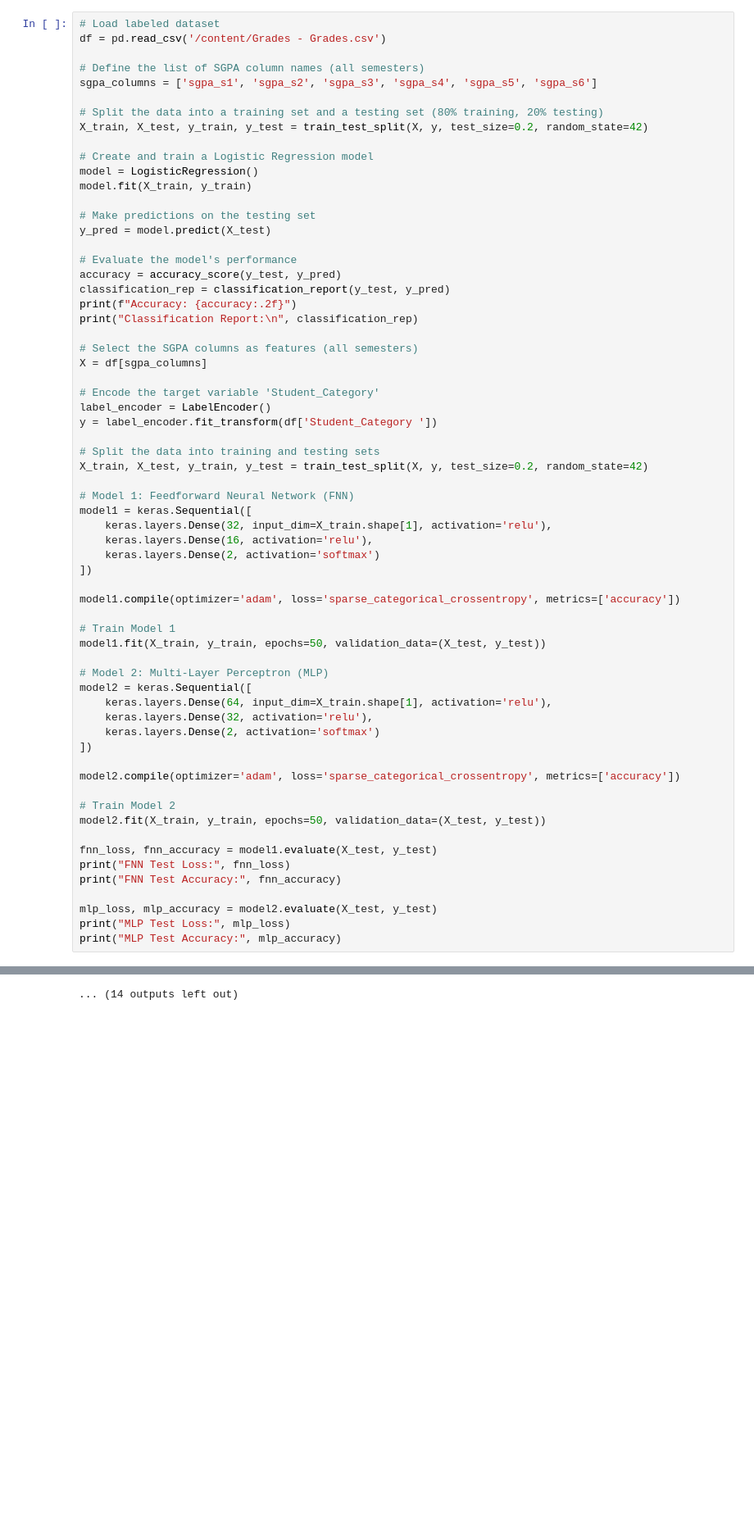
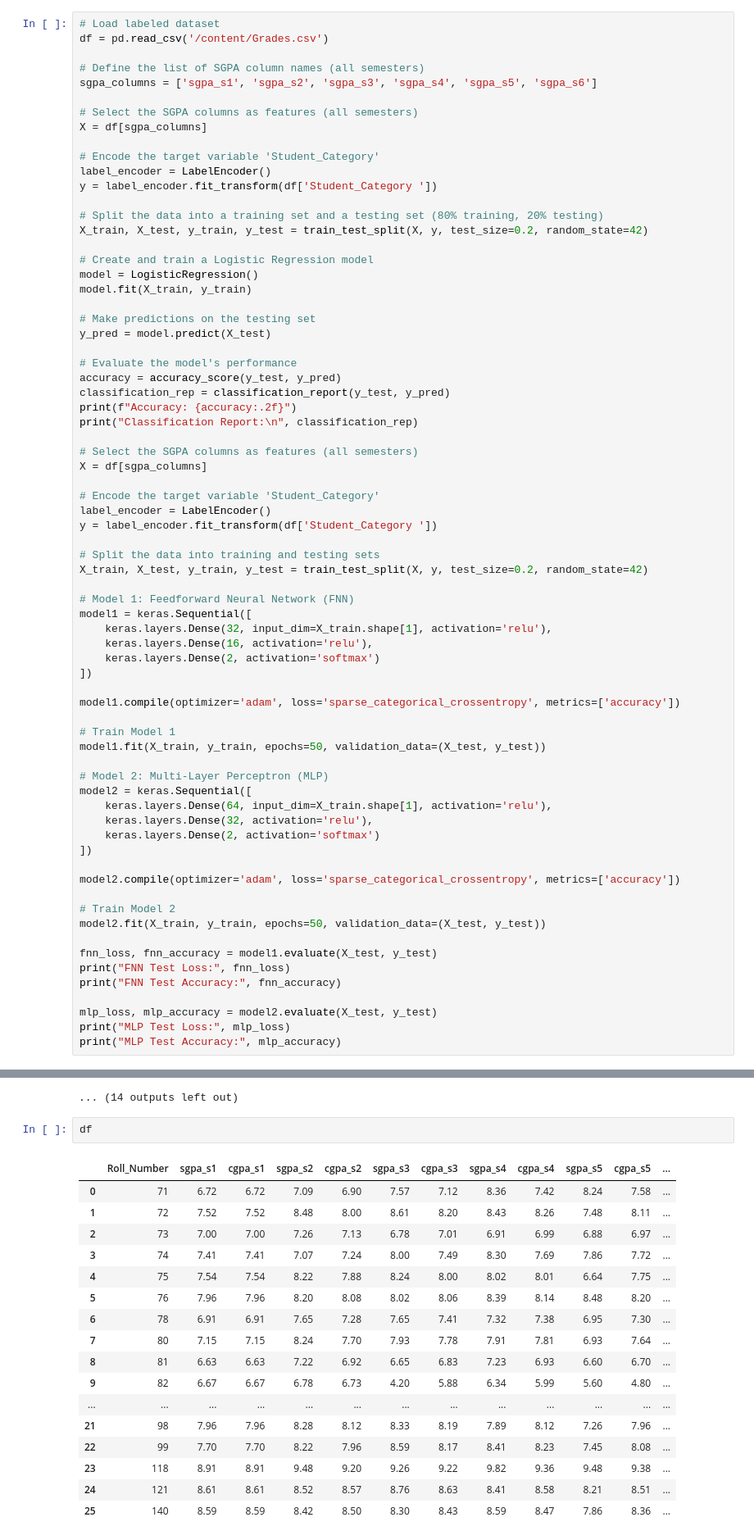
Before and after one commit to SriVani789/Student-Performance-Prediction, a Jupyter notebook: Transforming_Education_Assignment.ipynb, the cells around one changed output, grey strips where cells are left out. Shown at 82% size. Drawn from its saved outputs; the diff is of its cells as text; blank space fills up the shorter version.

```diff
--- a/Transforming_Education_Assignment.ipynb
+++ b/Transforming_Education_Assignment.ipynb
@@ -18,9 +20,16 @@ from sklearn.neural_network import MLPClassifier
 # %%
 # Load labeled dataset
-df = pd.read_csv('/content/Grades - Grades.csv')
+df = pd.read_csv('/content/Grades.csv')
 
 # Define the list of SGPA column names (all semesters)
 sgpa_columns = ['sgpa_s1', 'sgpa_s2', 'sgpa_s3', 'sgpa_s4', 'sgpa_s5', 'sgpa_s6']
+
+# Select the SGPA columns as features (all semesters)
+X = df[sgpa_columns]
+
+# Encode the target variable 'Student_Category'
+label_encoder = LabelEncoder()
+y = label_encoder.fit_transform(df['Student_Category '])
 
 # Split the data into a training set and a testing set (80% training, 20% testing)
 X_train, X_test, y_train, y_test = train_test_split(X, y, test_size=0.2, random_state=42)
@@ -203,3 +219,23 @@ for roll_number, student_data in data.iterrows():
 [figure]
 [figure]
 ... (14 outputs left out)
+# %%
+df
+# %% [output]
+|  | Roll_Number | sgpa_s1 | cgpa_s1 | sgpa_s2 | cgpa_s2 | sgpa_s3 | cgpa_s3 | sgpa_s4 | cgpa_s4 | sgpa_s5 | cgpa_s5 | ... |
+| 0 | 71 | 6.72 | 6.72 | 7.09 | 6.90 | 7.57 | 7.12 | 8.36 | 7.42 | 8.24 | 7.58 | ... |
+| 1 | 72 | 7.52 | 7.52 | 8.48 | 8.00 | 8.61 | 8.20 | 8.43 | 8.26 | 7.48 | 8.11 | ... |
+| 2 | 73 | 7.00 | 7.00 | 7.26 | 7.13 | 6.78 | 7.01 | 6.91 | 6.99 | 6.88 | 6.97 | ... |
+| 3 | 74 | 7.41 | 7.41 | 7.07 | 7.24 | 8.00 | 7.49 | 8.30 | 7.69 | 7.86 | 7.72 | ... |
+| 4 | 75 | 7.54 | 7.54 | 8.22 | 7.88 | 8.24 | 8.00 | 8.02 | 8.01 | 6.64 | 7.75 | ... |
+| 5 | 76 | 7.96 | 7.96 | 8.20 | 8.08 | 8.02 | 8.06 | 8.39 | 8.14 | 8.48 | 8.20 | ... |
+| 6 | 78 | 6.91 | 6.91 | 7.65 | 7.28 | 7.65 | 7.41 | 7.32 | 7.38 | 6.95 | 7.30 | ... |
+| 7 | 80 | 7.15 | 7.15 | 8.24 | 7.70 | 7.93 | 7.78 | 7.91 | 7.81 | 6.93 | 7.64 | ... |
+| 8 | 81 | 6.63 | 6.63 | 7.22 | 6.92 | 6.65 | 6.83 | 7.23 | 6.93 | 6.60 | 6.70 | ... |
+| 9 | 82 | 6.67 | 6.67 | 6.78 | 6.73 | 4.20 | 5.88 | 6.34 | 5.99 | 5.60 | 4.80 | ... |
+| ... | ... | ... | ... | ... | ... | ... | ... | ... | ... | ... | ... | ... |
+| 21 | 98 | 7.96 | 7.96 | 8.28 | 8.12 | 8.33 | 8.19 | 7.89 | 8.12 | 7.26 | 7.96 | ... |
+| 22 | 99 | 7.70 | 7.70 | 8.22 | 7.96 | 8.59 | 8.17 | 8.41 | 8.23 | 7.45 | 8.08 | ... |
+| 23 | 118 | 8.91 | 8.91 | 9.48 | 9.20 | 9.26 | 9.22 | 9.82 | 9.36 | 9.48 | 9.38 | ... |
+| 24 | 121 | 8.61 | 8.61 | 8.52 | 8.57 | 8.76 | 8.63 | 8.41 | 8.58 | 8.21 | 8.51 | ... |
+| 25 | 140 | 8.59 | 8.59 | 8.42 | 8.50 | 8.30 | 8.43 | 8.59 | 8.47 | 7.86 | 8.36 | ... |
```
Also changed, not shown: parts of 7 cells of this notebook.
